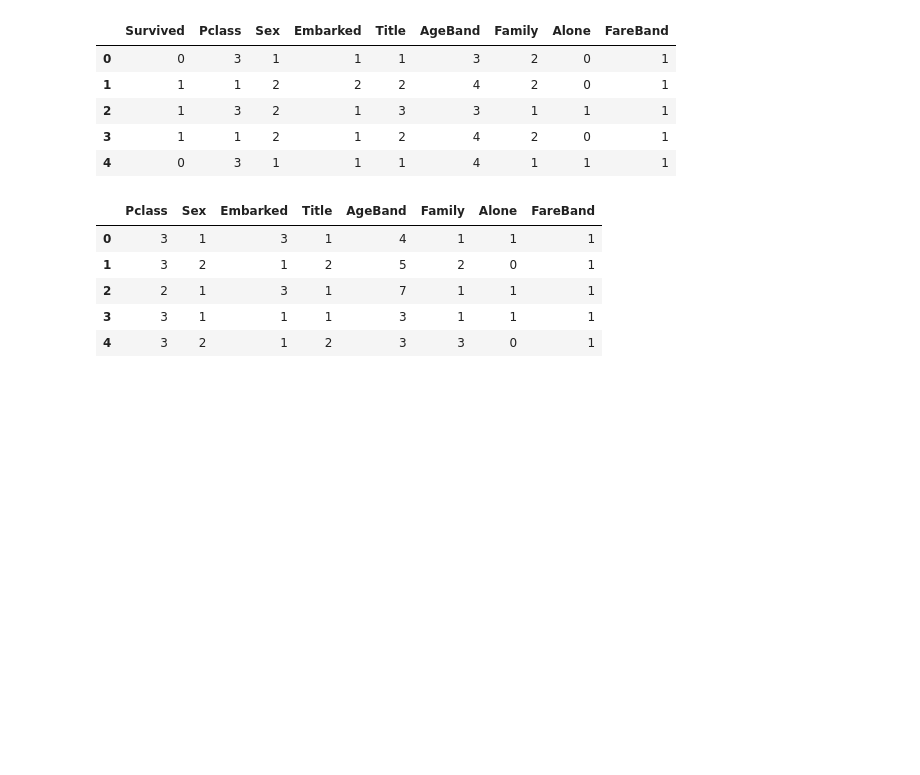
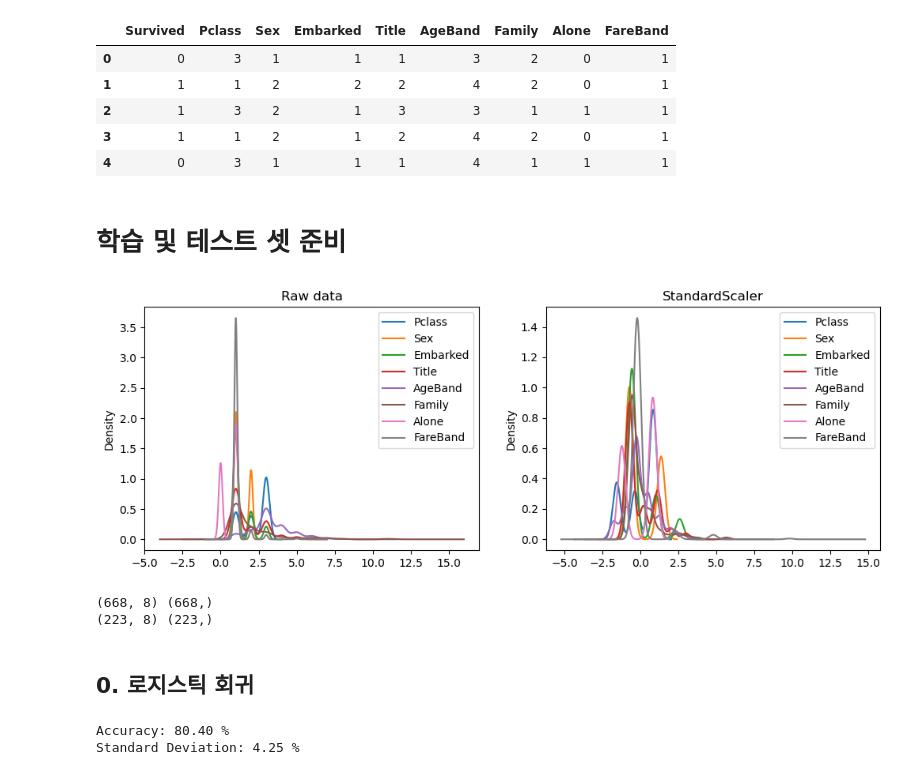
Before and after one commit to 4ix/ai_project_ml, a Jupyter notebook: model.ipynb, the cells around one changed output. Cells and saved outputs as stored; diff of their text form; code cells hidden in the pictures; blank space fills up the shorter version.

```diff
--- a/model.ipynb
+++ b/model.ipynb
@@ -2,6 +2,6 @@
 # 데이터 불러오기
 # %%
 import pandas as pd
-train = pd.read_csv('./datas/train_df.csv', index_col=0)
-test = pd.read_csv('./datas/test_df.csv', index_col=0)
+df = pd.read_csv('./datas/train_df.csv', index_col=0)
+# test = pd.read_csv('./datas/test_df.csv', index_col=0) # 현 단계에서는 필요 없음
 # %%
@@ -13,12 +13,51 @@ train.head()
 | 2 | 1 | 3 | 2 | 1 | 3 | 3 | 1 | 1 | 1 |
 | 3 | 1 | 1 | 2 | 1 | 2 | 4 | 2 | 0 | 1 |
 | 4 | 0 | 3 | 1 | 1 | 1 | 4 | 1 | 1 | 1 |
-# %%
-test.head()
-# %% [output]
-|  | Pclass | Sex | Embarked | Title | AgeBand | Family | Alone | FareBand |
-| 0 | 3 | 1 | 3 | 1 | 4 | 1 | 1 | 1 |
-| 1 | 3 | 2 | 1 | 2 | 5 | 2 | 0 | 1 |
-| 2 | 2 | 1 | 3 | 1 | 7 | 1 | 1 | 1 |
-| 3 | 3 | 1 | 1 | 1 | 3 | 1 | 1 | 1 |
-| 4 | 3 | 2 | 1 | 2 | 3 | 3 | 0 | 1 |
+# %%
+# 세부 정보 X
+X = df.iloc[:,1:]
+
+# 생존 여부 y
+y = df.iloc[:,0]
+# %% [markdown]
+# 학습 및 테스트 셋 준비
+# %%
+from sklearn.model_selection import train_test_split, cross_val_score, StratifiedKFold
+import matplotlib.pyplot as plt
+from sklearn.preprocessing import StandardScaler
+
+ss = StandardScaler()
+scaled_X = pd.DataFrame(ss.fit_transform(X), columns=X.columns)
+
+fig, ax = plt.subplots(1, 2, figsize=(12,4))
+X.plot(kind='kde', title='Raw data', ax=ax[0])
+scaled_X.plot(kind='kde', title='StandardScaler', ax=ax[1])
+plt.show()
+
+X_train, X_test, y_train, y_test = train_test_split(X, y, test_size=0.25, random_state=0)
+# %% [output]
+[figure, added]
+# %%
+print(X_train.shape, y_train.shape)
+print(X_test.shape, y_test.shape)
+# %% [output]
+(668, 8) (668,)
+(223, 8) (223,)
+# %% [markdown]
+## 0. 로지스틱 회귀
+# %%
+from sklearn.linear_model import LogisticRegression # 임포트
+classifier = LogisticRegression() # 객체 생성
+classifier.fit(X_train, y_train) # 학습
+
+y_pred = classifier.predict(X_test) # 테스트 셋 적용
+
+skf = StratifiedKFold(n_splits=10, shuffle=True)  # 계층별 교차 검증 설정
+
+accuracies = cross_val_score(estimator=classifier, X=X_train, y=y_train, cv=skf) # 정확도 계산
+
+print("Accuracy: {:.2f} %".format(accuracies.mean()*100)) # 정확도 출력
+print("Standard Deviation: {:.2f} %".format(accuracies.std()*100)) # 표준편차 출력
+# %% [output]
+Accuracy: 80.40 %
+Standard Deviation: 4.25 %
```
Also changed, not shown: parts of 26 cells of this notebook, 1 other file.
